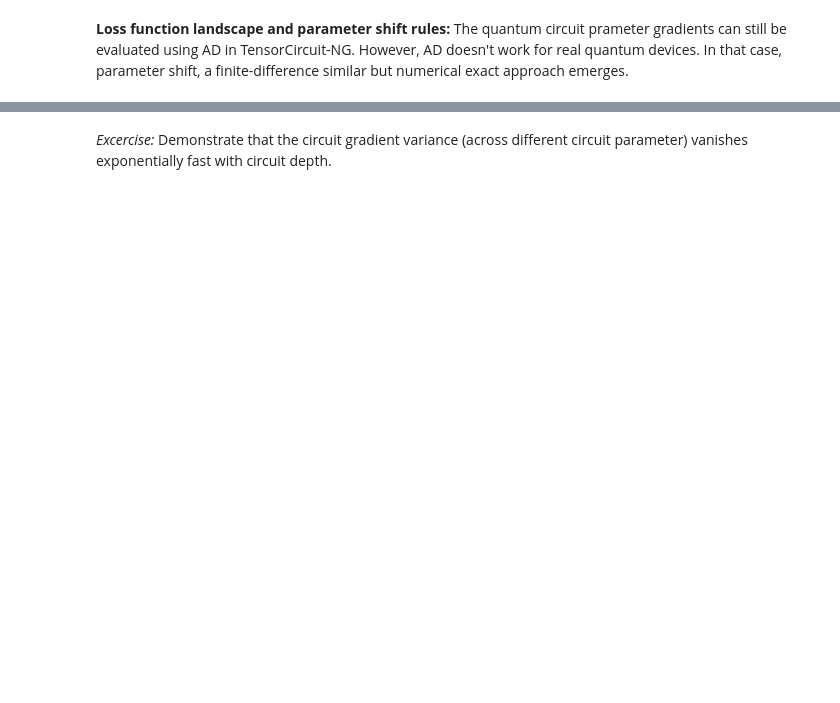
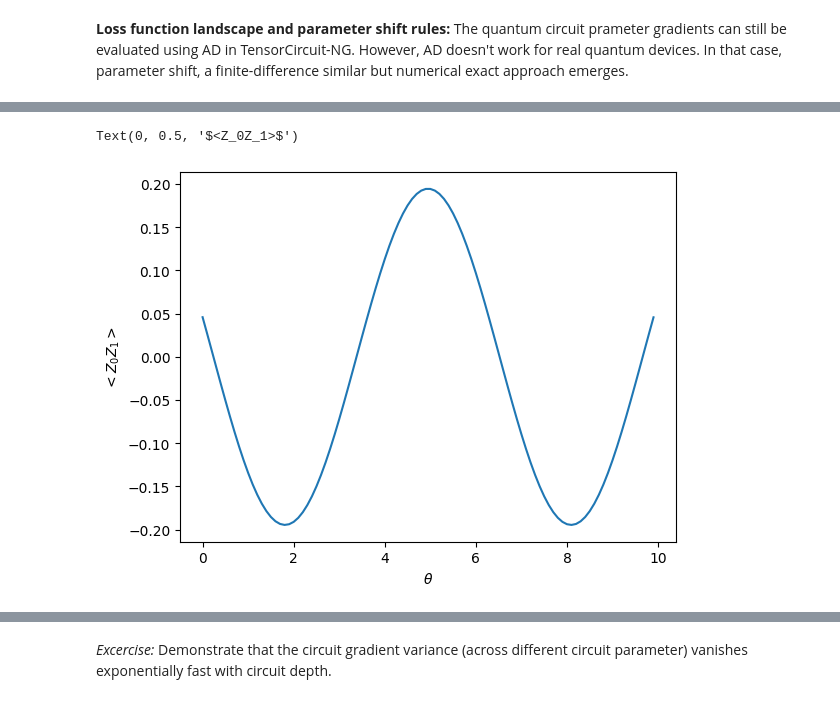
Before and after one commit to sxzgroup/qc_lecture, a Jupyter notebook: lectures/2_qc_nisq.ipynb, the cells around one changed output, grey strips where cells are left out. Cells and saved outputs as stored; diff of their text form; code cells hidden in the pictures; blank space fills up the shorter version.

```diff
--- a/lectures/2_qc_nisq.ipynb
+++ b/lectures/2_qc_nisq.ipynb
@@ -206,0 +225,26 @@ In VQA, the parameterized function is modeled by a parameterized quantum circuit
+# %%
+# batch of parameters with one parameter changed
+n = 8
+nlayers = 4
+
+param = K.implicit_randn(shape=[nlayers, n, 2])
+params = K.tile(param, [100, 1, 1])
+params = K.reshape(params, [100, nlayers, n, 2])
+deltaparams = np.zeros(shape=[100, nlayers, n, 2])
+deltaparams[:, 2, 1, 1] = np.arange(0, 10, 0.1)
+params += deltaparams
+
+
+@partial(K.jit, static_argnums=(1, 2))
+@K.vmap
+def expectation_z(param, n, nlayers):
+    c = brickwall_layout_circuit(param, n, nlayers)
+    return K.real(c.expectation_ps(z=[0, 1]))
+
+
+plt.plot(np.arange(0, 10, 0.1), expectation_z(params, n, nlayers))
+plt.xlabel(r"$\theta$")
+plt.ylabel(r"$<Z_0Z_1>$")
+# %% [output]
+Text(0, 0.5, '$<Z_0Z_1>$')
+[figure, added]
```
Also changed, not shown: parts of 14 cells of this notebook, 2 other files.
